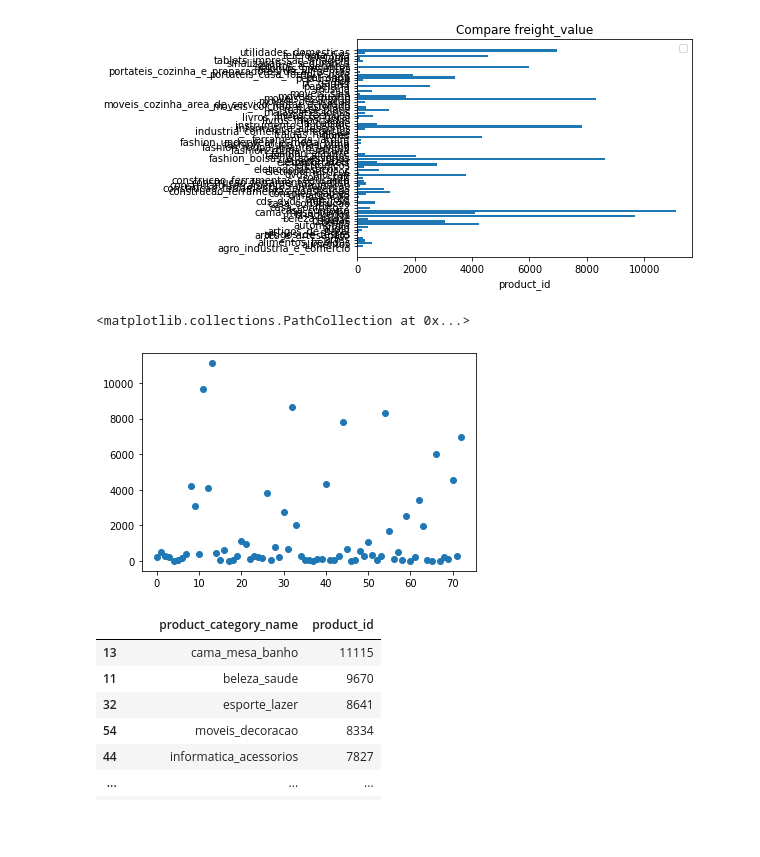
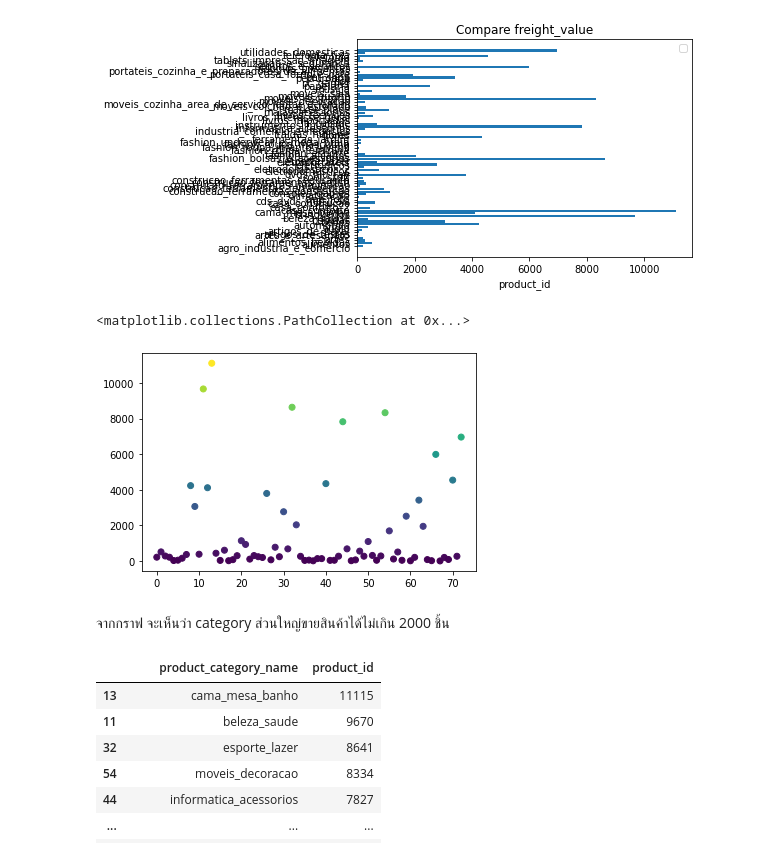
Before and after one commit to jittakorn-ch/DWDM21, a Jupyter notebook: Group_Project.ipynb, the cells around one changed output. Saved outputs shown, nothing was run; the diff lists cells and outputs as text; code cells hidden in the pictures; blank space fills up the shorter version.

```diff
--- a/Group_Project.ipynb
+++ b/Group_Project.ipynb
@@ -672,11 +680,13 @@ plt.legend();
 No handles with labels found to put in legend.
 [figure]
 # %%
-#จำนวนสินค้าที่ขายได้องแต่ล่ะ category
-plt.scatter(range(len(category_count.iloc[:,1])),category_count.iloc[:,1])
+#จำนวนสินค้าที่ขายได้ของแต่ล่ะ category
+plt.scatter(range(len(category_count.iloc[:,1])),category_count.iloc[:,1],c=0.3*category_count.iloc[:,1])
 # %% [output]
 <matplotlib.collections.PathCollection at 0x...>
-[figure, old version]
+[figure, new version]
+# %% [markdown]
+จากกราฟ จะเห็นว่า category ส่วนใหญ่ขายสินค้าได้ไม่เกิน 2000 ชิ้น
 # %%
 #ดูจำนวนสินค้าที่ขายในแต่ล่ะ category เรียงจากมากไปน้อย
 category_count.sort_values(by=['product_id'],ascending=False)
```
Also changed, not shown: parts of 26 cells of this notebook.
